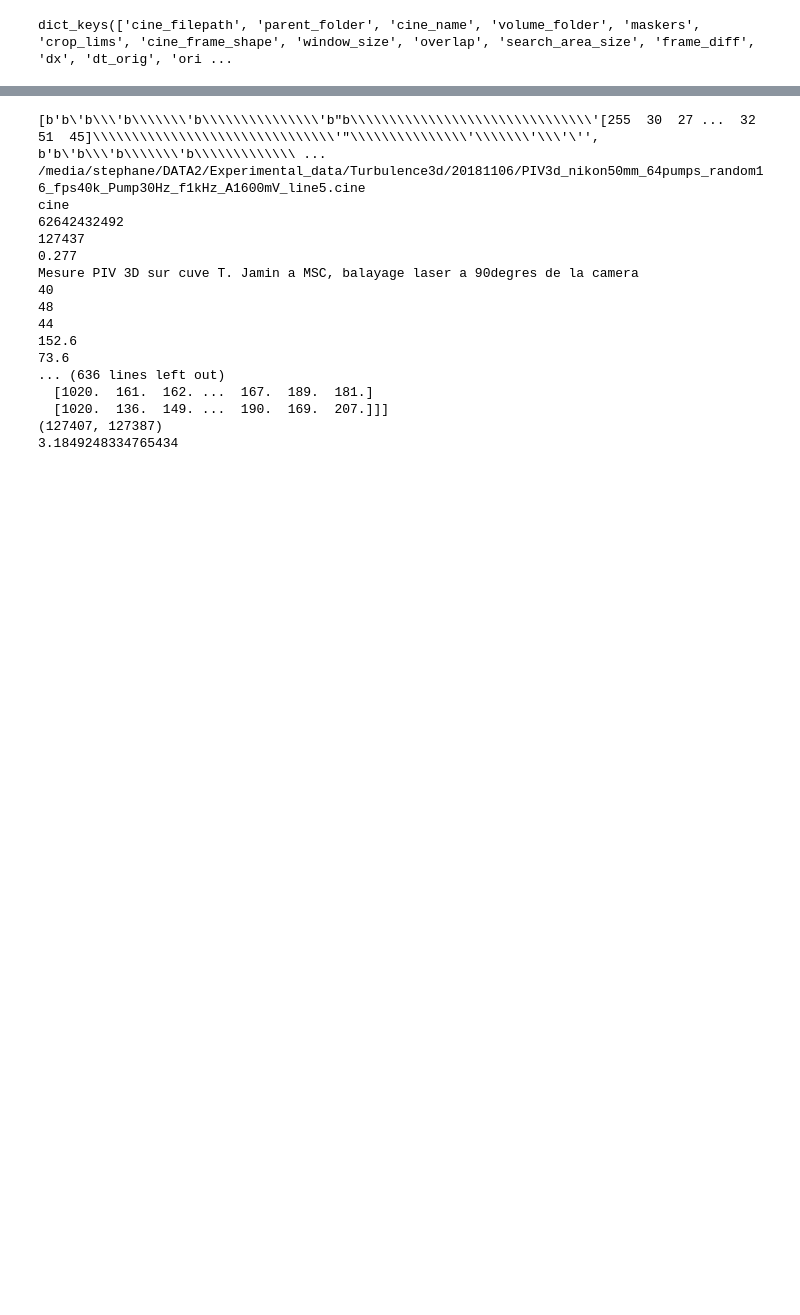
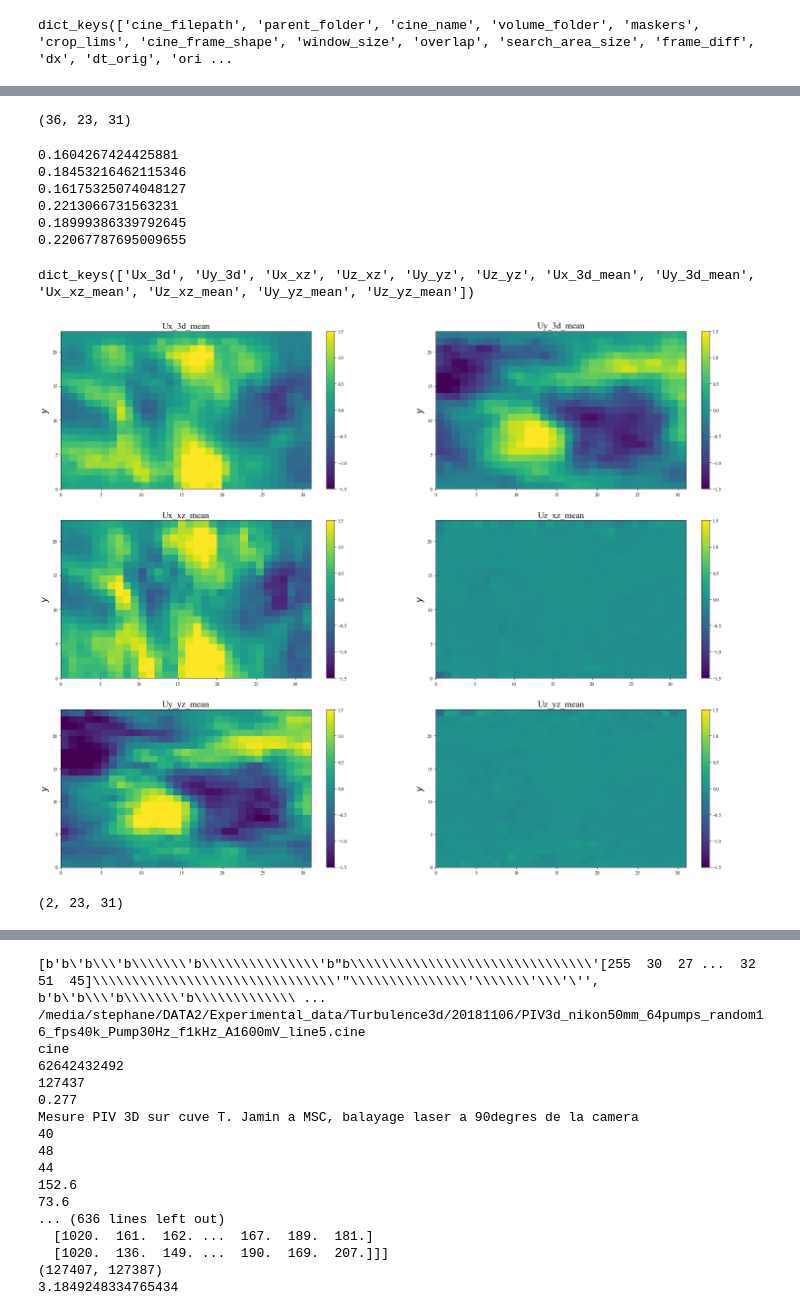
Before and after one commit to PerrardCodes/stephane, a Jupyter notebook: piv3d/Piv3d_volumeprocess_exemple.ipynb, the cells around one changed output, grey strips where cells are left out. Cells and saved outputs as stored; diff of their text form; code cells hidden in the pictures; blank space fills up the shorter version.

```diff
--- a/piv3d/Piv3d_volumeprocess_exemple.ipynb
+++ b/piv3d/Piv3d_volumeprocess_exemple.ipynb
@@ -162 +266,58 @@ print(std2)
+# %%
+stack = {}
+Nt = len(indices)
+for field in fields:
+    shape = M[0].PIV3D.m[field].shape
+    if len(shape)==2:
+        stack[field] = np.zeros((Nt,)+shape)
+    if len(shape)==3:
+        stack[field] = np.zeros((Nt,)+shape[1:])
+
+    for i,ind in enumerate(indices):
+        if len(shape)==2:
+            stack[field][i,...] = M[ind].PIV3D.m[field]
+        if len(shape)==3:
+            stack[field][i,...] = M[ind].PIV3D.m[field][0,...]
+# %%
+stack['Ux_3d'].shape
+# %% [output]
+(36, 23, 31)
+# %%
+for field in fields:
+    stack[field+'_mean'] = np.nanmean(stack[field],axis=0)
+    stack[field+'_std'] = np.nanstd(stack[field])
+# %%
+for i,field in enumerate(stack.keys()):
+    if 'std' in field:
+        if 'Uz' in field:
+            print(stack[field]*dz)
+        else:
+            print(stack[field]*dx)
+# %% [output]
+0.1604267424425881
+0.18453216462115346
+0.16175325074048127
+0.2213066731563231
+0.18999386339792645
+0.22067787695009655
+# %%
+stack.keys()
+# %% [output]
+dict_keys(['Ux_3d', 'Uy_3d', 'Ux_xz', 'Uz_xz', 'Uy_yz', 'Uz_yz', 'Ux_3d_mean', 'Uy_3d_mean', 'Ux_xz_mean', 'Uz_xz_mean', 'Uy_yz_mean', 'Uz_yz_mean'])
+# %%
+fig,axs=plt.subplots(2,3,figsize=(25,20))
+c=0
+for i,field in enumerate(stack.keys()):
+    if 'mean' in field:
+        c=c+1
+        plt.subplot(3,2,c)
+        plt.pcolormesh(stack[field],vmin=-1.5,vmax=1.5)
+        plt.colorbar()
+        graphes.legende('','$y$',field)
+# %% [output]
+[figure, added]
+# %%
+M[0].PIV3D.m['Ux_3d'].shape
+# %% [output]
+(2, 23, 31)
 # %%
```
Also changed, not shown: parts of 22 cells of this notebook.
